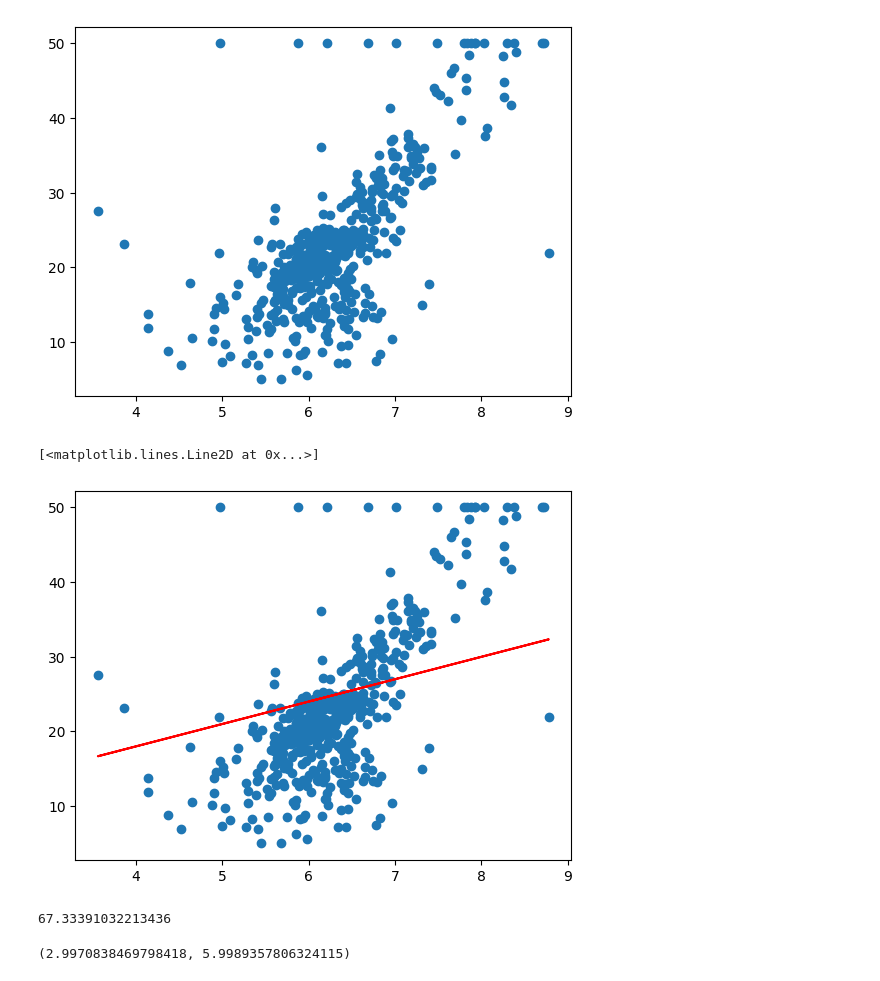
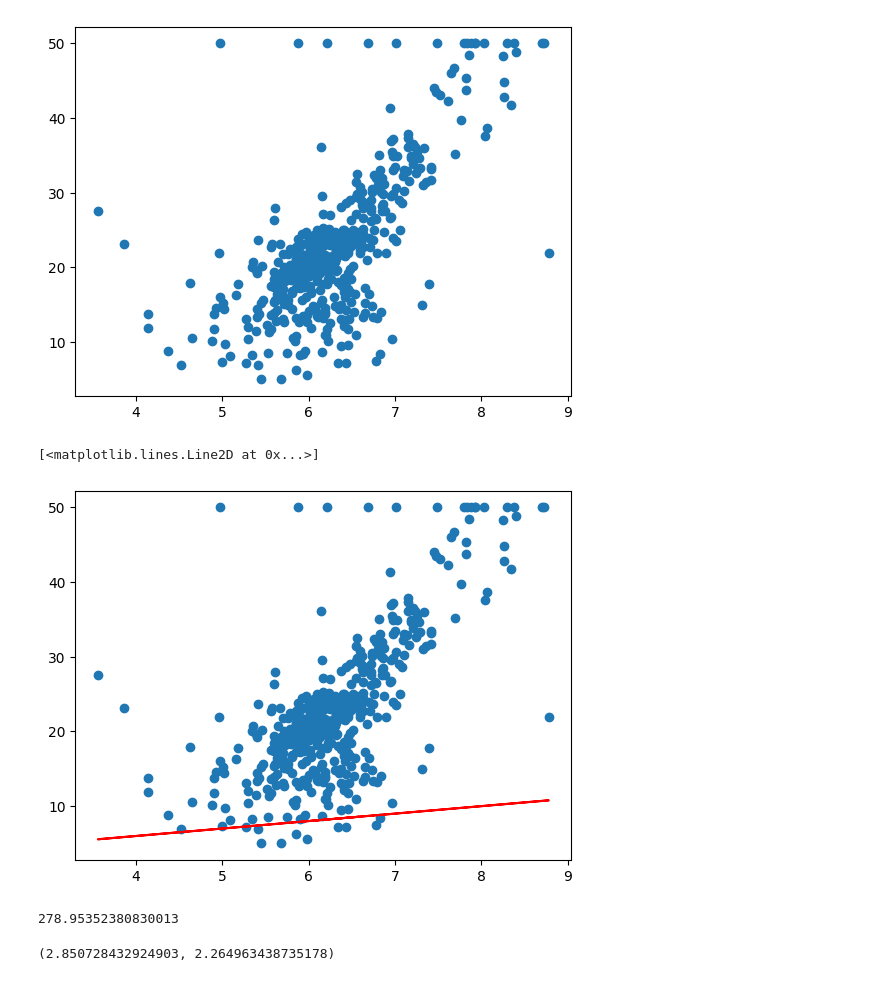
Before and after one commit to IbrokhimovA20/100-Days-of-Machine-Learning, a Jupyter notebook: 19-Day/main.ipynb, the cells around one changed output. Cells and saved outputs as stored; diff of their text form; code cells hidden in the pictures.

```diff
--- a/19-Day/main.ipynb
+++ b/19-Day/main.ipynb
@@ -34,22 +34,22 @@ plt.scatter(df["rm"],df["medv"])
 # %%
 #LEt's predict some values and add them into our plot
 #As supposed we will randomly take k and b
-k = 3
-b = 6
+k = 1
+b = 2
 predicted = k * df["rm"] + b
 # %%
 #Let's plot our graph
 plt.scatter(df["rm"],df["medv"])
-plt.plot(df["rm"],predicted, color = 'r')
+plt.plot(df["rm"].values,predicted.values, color = 'r')
 #We can see thta the values which we randomly generated are not very good let's try gradient descent and some regularizations
 # %% [output]
 [<matplotlib.lines.Line2D at 0x...>]
-[figure, old version]
+[figure, new version]
 # %%
 mse = sum((df["medv"] - predicted)**2) / len(predicted)
 mse
 # %% [output]
-67.33391032213436
+278.95352380830013
 # %%
 #Now let's calculate the gradients of our parameters
 gradiet_k = -2 * sum(df["rm"]  * (df["medv"] - predicted)) / len(predicted)
@@ -62,9 +62,9 @@ gradiet_k = -2 * sum(df["rm"]  * (df["medv"] - predicted)) / len(predicted) + 2
 gradient_b = -2 * sum(df["medv"] - predicted) / len(predicted)+ 2 *lambda_value * k
 # %%
 #Let's define new k
-learning_rate = 0.0001
+learning_rate = 0.01
 k = k - learning_rate * gradiet_k
 b = b - learning_rate * gradient_b
 k,b
 # %% [output]
-(2.9970838469798418, 5.9989357806324115)
+(2.850728432924903, 2.264963438735178)
```
Also changed, not shown: parts of 3 cells of this notebook.
